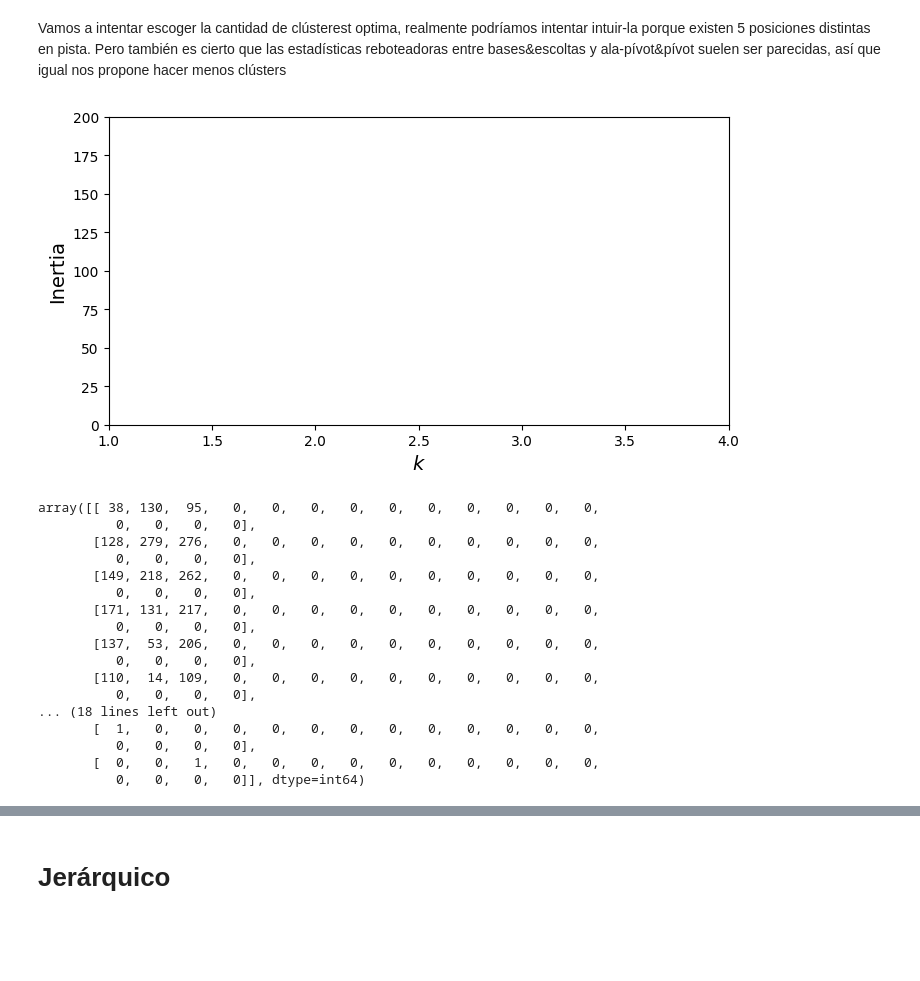
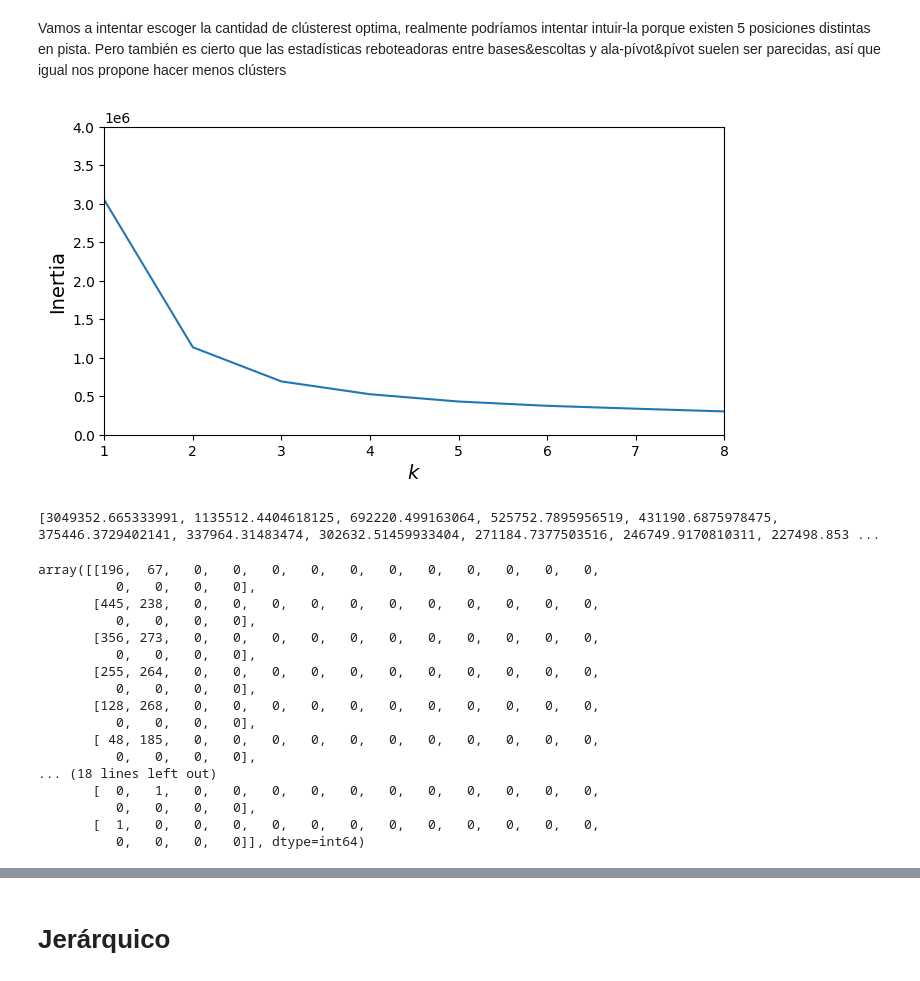
Before and after one commit to Marcgr79/muds, a Jupyter notebook: sistemas/nba.ipynb, the cells around one changed output, grey strips where cells are left out. Saved outputs shown, nothing was run; the diff lists cells and outputs as text; code cells hidden in the pictures; blank space fills up the shorter version.

Commit message:
plantejar models

```diff
--- a/sistemas/nba.ipynb
+++ b/sistemas/nba.ipynb
@@ -230,29 +224,33 @@ Validation Dataset: (3211, 2)
 Vamos a intentar escoger la cantidad de clústerest optima, realmente podríamos intentar intuir-la porque existen 5 posiciones distintas en pista. Pero también es cierto que las estadísticas reboteadoras entre bases&escoltas y ala-pívot&pívot suelen ser parecidas, así que igual nos propone hacer menos clústers
 # %%
 # Generación de 'k' modelos KMeans para el cálculo de inercias, con todo el dataset conjuntamente
-kmeans = [KMeans(n_clusters=k, random_state=4).fit(x_measures) for k in range(1, 20)]
+nba_model = [KMeans(n_clusters=k, random_state=4).fit(x_measures) for k in range(1, 20)]
 
 # Cálculo de la inercia por cada modelo generado previamente. El resultado es un vector que se dibujará para analizar el codo
-inertias = [nba_model.inertia_ for nba_model in kmeans]
+inertias = [model.inertia_ for model in nba_model]
 
 # Caracterización de la figura a mostrar
 plt.figure(figsize=(8, 4))
 
 # Visualización del rango de inercias de color azul, marcando los puntos y uniendo con línea
 plt.plot(range(1, 20), inertias)
 
 # Etiquetas ejes horizontal y vertical
 plt.xlabel("$k$", fontsize=14)
 plt.ylabel("Inertia", fontsize=14)
 
 # límites de los ejes
-plt.axis([1, 4, 0, 200])
+plt.axis([1, 8, 0, 4000000])
 plt.show()
 # %% [output]
-[figure, old version]
+[figure, new version]
+# %%
+print(inertias)
+# %% [output]
+[3049352.665333991, 1135512.4404618125, 692220.499163064, 525752.7895956519, 431190.6875978475, 375446.3729402141, 337964.31483474, 302632.51459933404, 271184.7377503516, 246749.9170810311, 227498.853 ...
 # %%
 # Generación del modelo con 3 clústeres y predicción de éste
-kmeans_final = KMeans(n_clusters=3, random_state = 0).fit(X_train)
+kmeans_final = KMeans(n_clusters=2, random_state = 0).fit(X_train)
 
 # Una vez el algoritmo se ha entrenado, generar predicciones
 pred_kmeans_final = kmeans_final.fit_predict(X_test)
@@ -262,20 +260,20 @@ from sklearn.metrics import confusion_matrix
 
 confusion_matrix(Y_test, pred_kmeans_final)
 # %% [output]
-array([[ 38, 130,  95,   0,   0,   0,   0,   0,   0,   0,   0,   0,   0,
+array([[196,  67,   0,   0,   0,   0,   0,   0,   0,   0,   0,   0,   0,
           0,   0,   0,   0],
-       [128, 279, 276,   0,   0,   0,   0,   0,   0,   0,   0,   0,   0,
+       [445, 238,   0,   0,   0,   0,   0,   0,   0,   0,   0,   0,   0,
           0,   0,   0,   0],
-       [149, 218, 262,   0,   0,   0,   0,   0,   0,   0,   0,   0,   0,
+       [356, 273,   0,   0,   0,   0,   0,   0,   0,   0,   0,   0,   0,
           0,   0,   0,   0],
-       [171, 131, 217,   0,   0,   0,   0,   0,   0,   0,   0,   0,   0,
+       [255, 264,   0,   0,   0,   0,   0,   0,   0,   0,   0,   0,   0,
           0,   0,   0,   0],
-       [137,  53, 206,   0,   0,   0,   0,   0,   0,   0,   0,   0,   0,
+       [128, 268,   0,   0,   0,   0,   0,   0,   0,   0,   0,   0,   0,
           0,   0,   0,   0],
-       [110,  14, 109,   0,   0,   0,   0,   0,   0,   0,   0,   0,   0,
+       [ 48, 185,   0,   0,   0,   0,   0,   0,   0,   0,   0,   0,   0,
           0,   0,   0,   0],
 ... (18 lines left out)
+       [  0,   1,   0,   0,   0,   0,   0,   0,   0,   0,   0,   0,   0,
+          0,   0,   0,   0],
        [  1,   0,   0,   0,   0,   0,   0,   0,   0,   0,   0,   0,   0,
-          0,   0,   0,   0],
-       [  0,   0,   1,   0,   0,   0,   0,   0,   0,   0,   0,   0,   0,
           0,   0,   0,   0]], dtype=int64)
```
Also changed, not shown: parts of 7 cells of this notebook.
